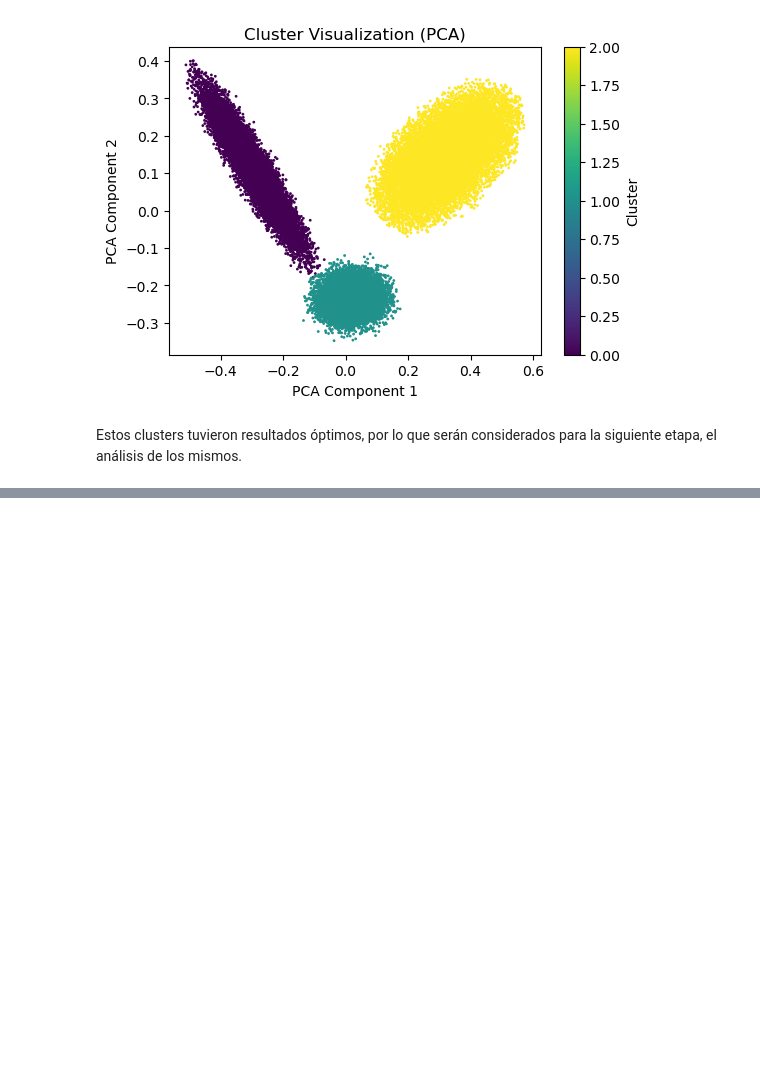
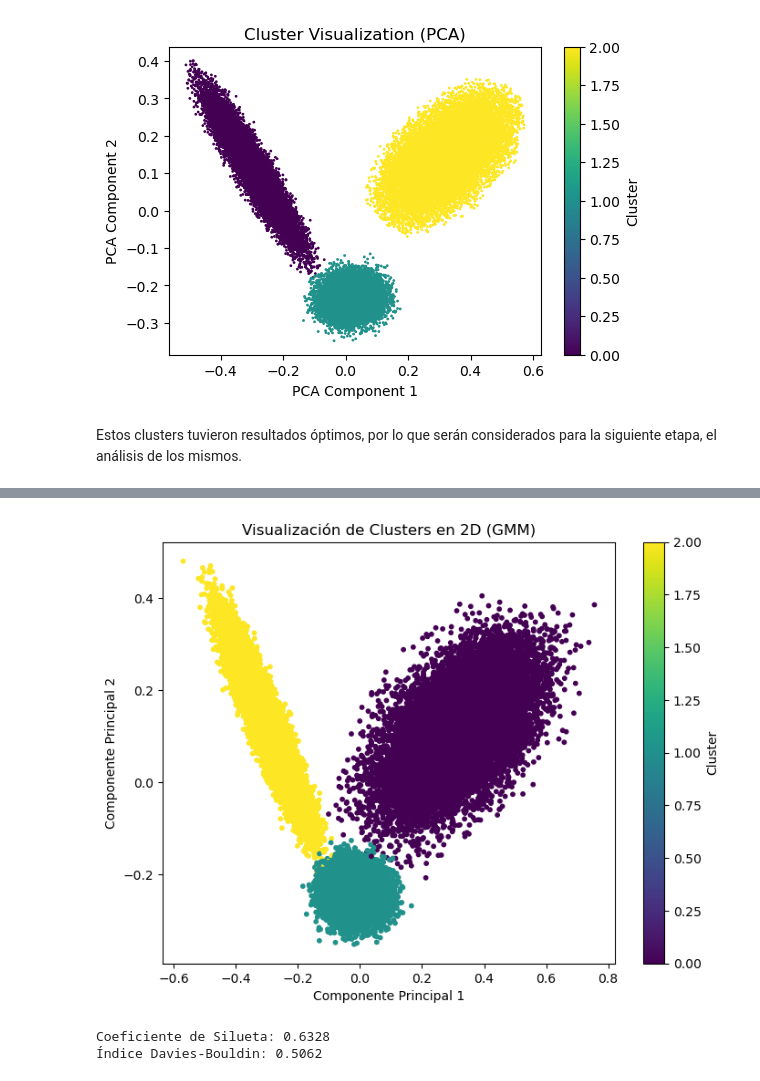
Before and after one commit to davexat/Client_Segmentation_Dashboard, a Jupyter notebook: notebooks/3.0_dsb_clustering_implementation.ipynb, the cells around one changed output, grey strips where cells are left out. Drawn from its saved outputs; the diff is of its cells as text; code cells hidden in the pictures; blank space fills up the shorter version.

```diff
--- a/notebooks/3.0_dsb_clustering_implementation.ipynb
+++ b/notebooks/3.0_dsb_clustering_implementation.ipynb
@@ -232,0 +309,39 @@ Estos clusters tuvieron resultados óptimos, por lo que serán considerados para
+# %%
+gaussian_df = df.copy()
+columns_to_use_ = ['n_visitas', 'monto_compras', 'monto_descuentos']
+subset_data_ = gaussian_df[columns_to_use_]
+scaler_ = MinMaxScaler()
+scaled_subset_ = scaler_.fit_transform(subset_data_)
+# %%
+n_clusters_ = 3
+gmm = GaussianMixture(
+    n_components=n_clusters_,
+    covariance_type='full',
+    init_params='kmeans',
+    max_iter=100,
+    tol=1e-3,
+    random_state=42
+)
+labels_ = gmm.fit_predict(scaled_subset_)
+# %%
+pca_ = PCA(n_components=2)
+reduced_data_ = pca_.fit_transform(scaled_subset_)
+
+plt.figure(figsize=(8, 6))
+plt.scatter(reduced_data_[:, 0], reduced_data_[:, 1], c=labels_, cmap='viridis', s=10)
+plt.colorbar(label='Cluster')
+plt.title('Visualización de Clusters en 2D (GMM)')
+plt.xlabel('Componente Principal 1')
+plt.ylabel('Componente Principal 2')
+plt.show()
+# %% [output]
+[figure, added]
+# %%
+silhouette_avg_ = silhouette_score(scaled_subset_, labels_)
+davies_bouldin_ = davies_bouldin_score(scaled_subset_, labels_)
+
+print(f"Coeficiente de Silueta: {silhouette_avg_:.4f}")
+print(f"Índice Davies-Bouldin: {davies_bouldin_:.4f}")
+# %% [output]
+Coeficiente de Silueta: 0.6328
+Índice Davies-Bouldin: 0.5062
```
Also changed, not shown: parts of 10 cells of this notebook, 3 other files.
